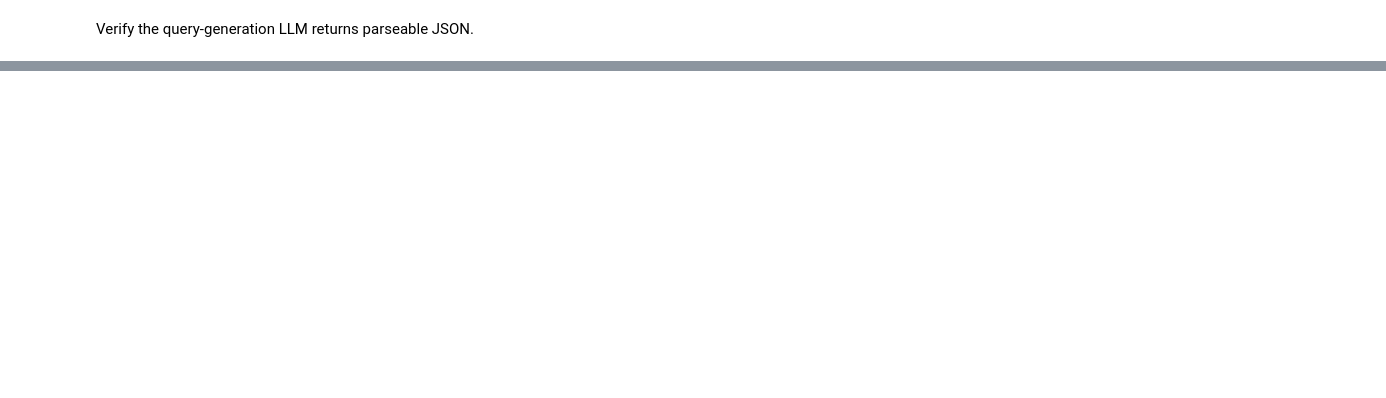
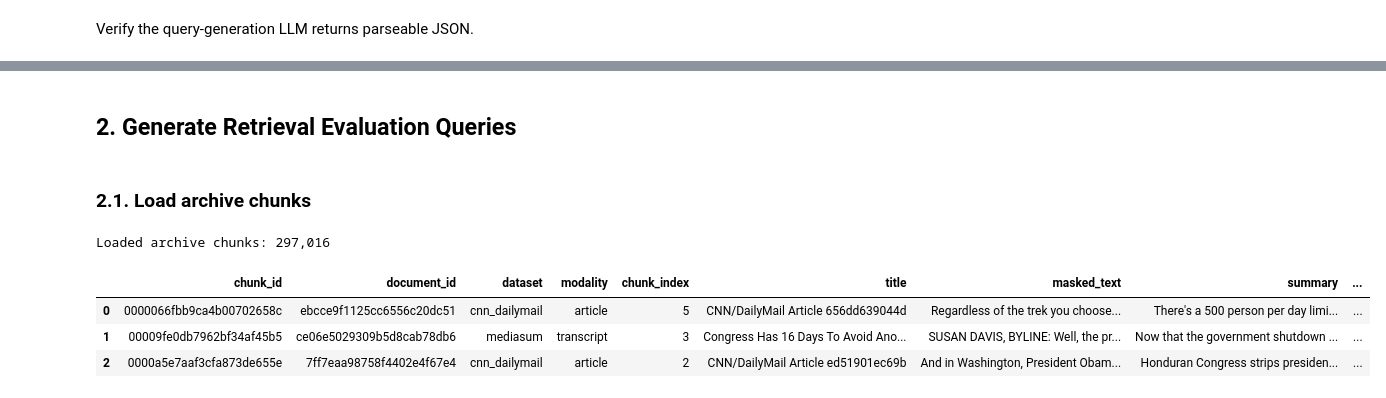
Before and after one commit to plminh-sdh/Design-and-Evaluation-of-Secure-Retrieval-Augmented-Systems-for-Large-Scale-Digital-Archives, a Jupyter notebook: Retrieval Evaluation Query Generation.ipynb, the cells around one changed output, grey strips where cells are left out. Drawn from its saved outputs; the diff is of its cells as text; code cells hidden in the pictures; blank space fills up the shorter version.

Commit message:
add evaluation queries generation

```diff
--- a/Retrieval Evaluation Query Generation.ipynb
+++ b/Retrieval Evaluation Query Generation.ipynb
@@ -126,0 +159,25 @@ NameError: name 'query_generation_llm' is not defined
+# %% [markdown]
+## 2. Generate Retrieval Evaluation Queries
+# %% [markdown]
+### 2.1. Load archive chunks
+# %%
+RETRIEVAL_QUERY_EXPORT_DIR = Path("data/evaluation/retrieval_queries")
+RETRIEVAL_QUERY_EXPORT_DIR.mkdir(parents=True, exist_ok=True)
+
+ARCHIVE_CHUNKS_CSV = Path("data/graph_kb_exports/step_01_archive_skeleton/chunks.csv")
+GENERATED_QRELS_JSONL = RETRIEVAL_QUERY_EXPORT_DIR / "retrieval_qrels_generated.jsonl"
+DEV_QRELS_JSONL = RETRIEVAL_QUERY_EXPORT_DIR / "retrieval_qrels_dev.jsonl"
+TEST_QRELS_JSONL = RETRIEVAL_QUERY_EXPORT_DIR / "retrieval_qrels_test.jsonl"
+QUERY_GENERATION_PROGRESS_JSONL = RETRIEVAL_QUERY_EXPORT_DIR / "retrieval_query_generation_progress.jsonl"
+QUERY_GENERATION_REJECTS_JSONL = RETRIEVAL_QUERY_EXPORT_DIR / "retrieval_query_generation_rejects.jsonl"
+QUERY_CANDIDATE_QUEUE_JSONL = RETRIEVAL_QUERY_EXPORT_DIR / "retrieval_query_candidate_queue.jsonl"
+
+archive_chunks_df = load_archive_chunks(ARCHIVE_CHUNKS_CSV, verbose=True)
+print(f"Loaded archive chunks: {len(archive_chunks_df):,}")
+display(archive_chunks_df.head(3))
+# %% [output]
+Loaded archive chunks: 297,016
+|  | chunk_id | document_id | dataset | modality | chunk_index | title | masked_text | summary | ... |
+| 0 | 0000066fbb9ca4b00702658c | ebcce9f1125cc6556c20dc51 | cnn_dailymail | article | 5 | CNN/DailyMail Article 656dd639044d | Regardless of the trek you choose... | There's a 500 person per day limi... | ... |
+| 1 | 00009fe0db7962bf34af45b5 | ce06e5029309b5d8cab78db6 | mediasum | transcript | 3 | Congress Has 16 Days To Avoid Ano... | SUSAN DAVIS, BYLINE: Well, the pr... | Now that the government shutdown ... | ... |
+| 2 | 0000a5e7aaf3cfa873de655e | 7ff7eaa98758f4402e4f67e4 | cnn_dailymail | article | 2 | CNN/DailyMail Article ed51901ec69b | And in Washington, President Obam... | Honduran Congress strips presiden... | ... |
```
Also changed, not shown: parts of 20 cells of this notebook, 2 other files.
